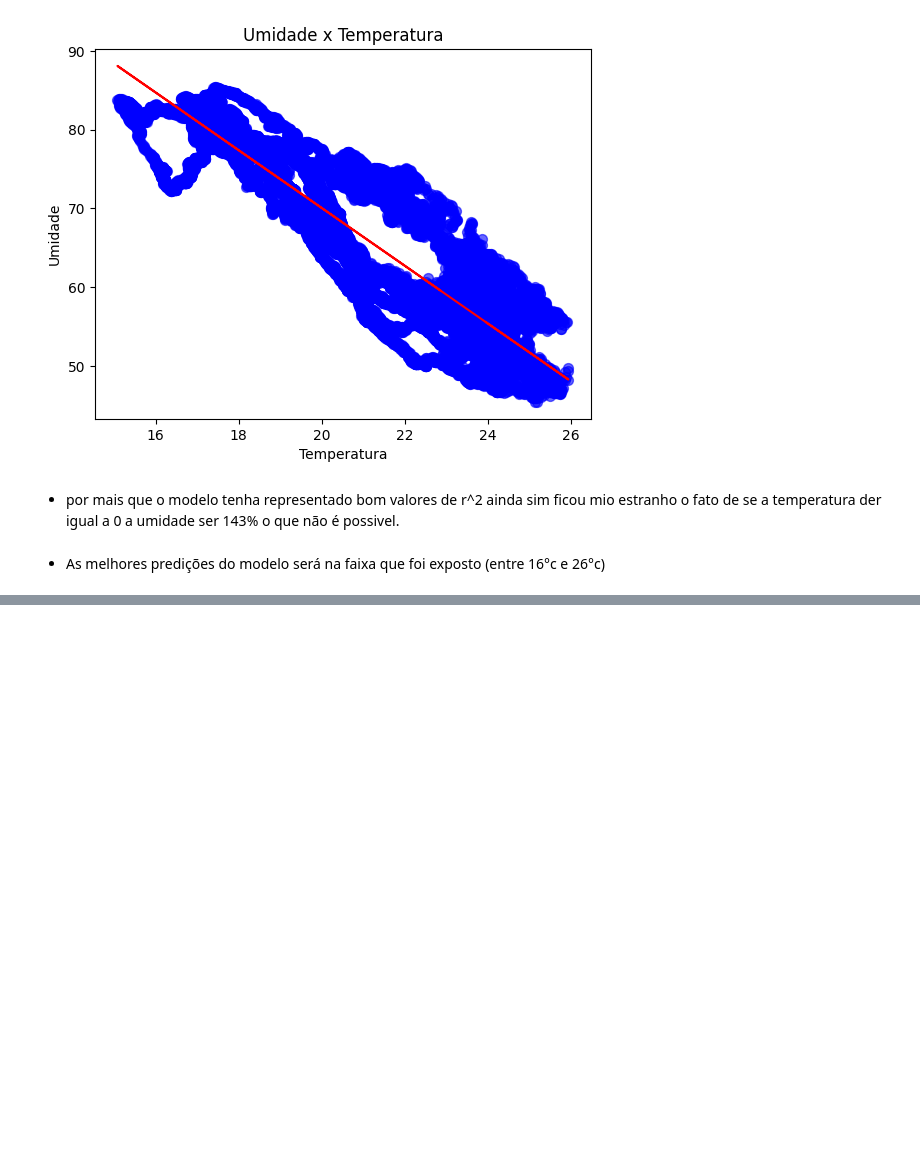
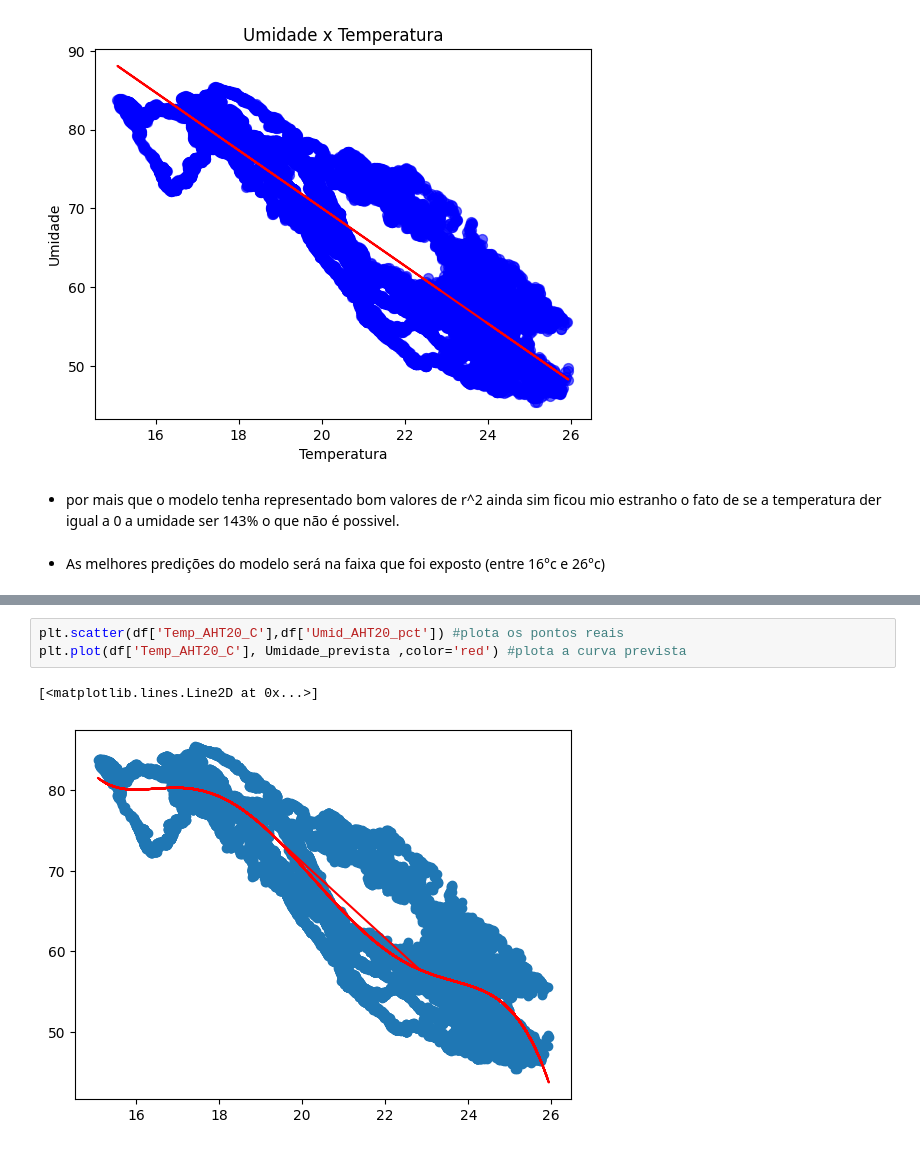
Before and after one commit to JonasSouza871/Machine-Learning-Statistics-Studies, a Jupyter notebook: Regression/Tipos_de_Regressões.ipynb, the cells around one changed output, grey strips where cells are left out. Saved outputs shown, nothing was run; the diff lists cells and outputs as text; blank space fills up the shorter version.

```diff
--- a/Regression/Tipos_de_Regressões.ipynb
+++ b/Regression/Tipos_de_Regressões.ipynb
@@ -133,0 +278,6 @@ plt.show()
+# %%
+plt.scatter(df['Temp_AHT20_C'],df['Umid_AHT20_pct']) #plota os pontos reais
+plt.plot(df['Temp_AHT20_C'], Umidade_prevista ,color='red') #plota a curva prevista
+# %% [output]
+[<matplotlib.lines.Line2D at 0x...>]
+[figure, added]
```
Also changed, not shown: parts of 53 cells of this notebook, 1 other file.
